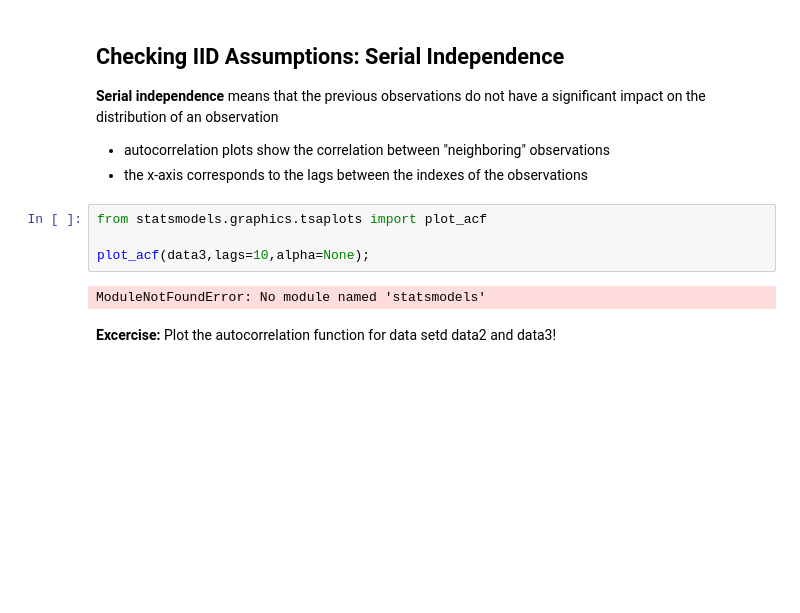
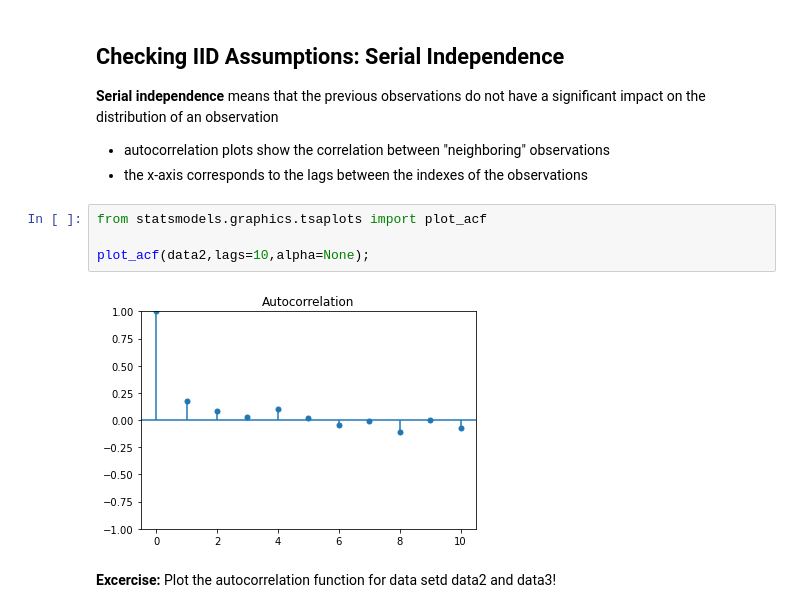
Before and after one commit to decision-analytics/cords2022, a Jupyter notebook: 03/03_Obtaining_Distributions.ipynb, the cells around one changed output. Drawn from its saved outputs; the diff is of its cells as text; blank space fills up the shorter version.

```diff
--- a/03/03_Obtaining_Distributions.ipynb
+++ b/03/03_Obtaining_Distributions.ipynb
@@ -412,9 +411,9 @@ a significant impact on the distribution of an observation
 # %%
 from statsmodels.graphics.tsaplots import plot_acf
 
-plot_acf(data3,lags=10,alpha=None);
+plot_acf(data2,lags=10,alpha=None);
 # %% [output]
-ModuleNotFoundError: No module named 'statsmodels'
+[figure, added]
 # %% [markdown]
 **Excercise:** Plot the autocorrelation function for data setd data2 and data3!
 # %% [markdown]
```
Also changed, not shown: parts of 27 cells of this notebook, 12 other files.
